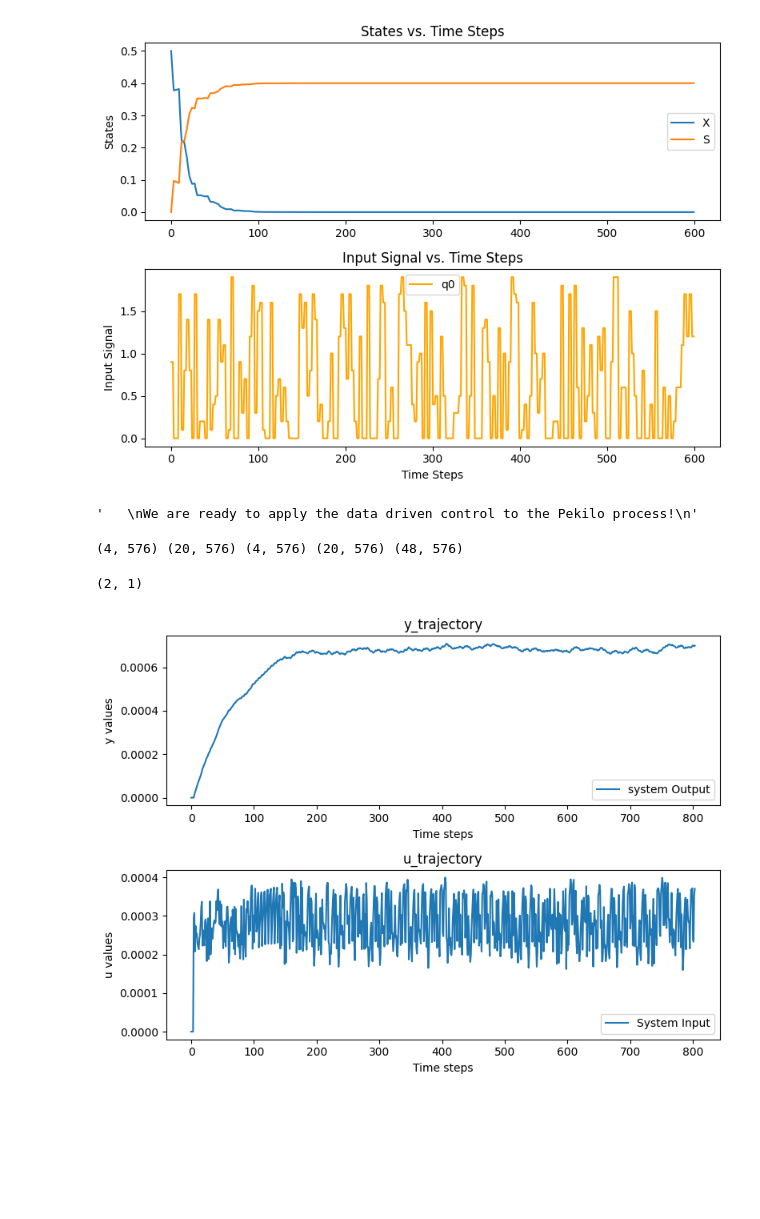
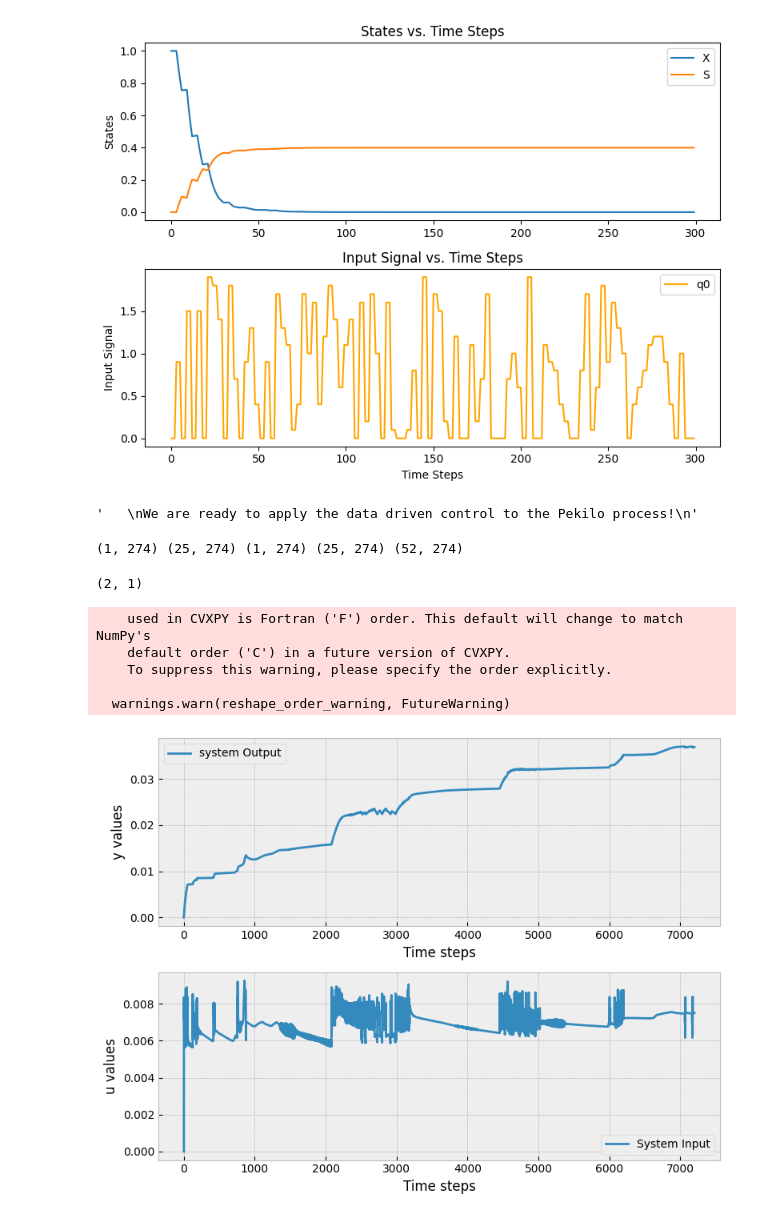
Before and after one commit to teimour-halizadeh/direct_MPC_for_Pekilo, a Jupyter notebook: main.ipynb, the cells around one changed output. Drawn from its saved outputs; the diff is of its cells as text; code cells hidden in the pictures; blank space fills up the shorter version.

```diff
--- a/main.ipynb
+++ b/main.ipynb
@@ -105,16 +105,16 @@ def solve_data_driven_mpc(dict_matrix,u_ini, y_ini, Q, R, r, N,
 # disctitization time
 Ts = 0.1
 # initial states
-initial_cond = np.array([[0.5],[0]])
+initial_cond = np.array([[1],[0]])
 # system nominal parameter
 system_parameters = (np.array([0.4, 2, 0.6, 0.4]))
 
 
-step_length = [3]
+step_length = [2]
 steps = np.arange(0, 2, 0.1)
 zeros = np.zeros(shape=(10))
 steps_level = np.concatenate((steps, zeros))
-NUM_STEPS = 200
+NUM_STEPS = 100
 system_input = generate_prbs_like_signal(step_length, steps_level, NUM_STEPS)
 
 
@@ -153,12 +153,15 @@ axes[1].set_xlabel("Time Steps")
 axes[1].set_ylabel("Input Signal")
 axes[1].legend()
 
+plt.style.use('bmh')
+fig.savefig("data_collection.pdf", transparent=True)
+fig.savefig("./figures/data_collection.png", transparent=True)
 
 # Adjust layout and show the plot
 plt.tight_layout()
 plt.show()
 # %% [output]
-[figure, old version]
+[figure, new version]
 # %%
 """
 We are ready to apply the data driven control to the Pekilo process!
@@ -166,8 +169,8 @@ We are ready to apply the data driven control to the Pekilo process!
 # %% [output]
 '   \nWe are ready to apply the data driven control to the Pekilo process!\n'
 # %%
-Tini = 4
-N = 20
+Tini = 1
+N = 25
 T = np.size(system_input, 1)
 L = Tini + N
 
@@ -184,13 +187,8 @@ dict_matrix = np.concatenate((Up, Yp, Uf, Yf), axis=0)
 
 print(Up.shape, Uf.shape, Yp.shape, Yf.shape, dict_matrix.shape)
 # %% [output]
-(4, 576) (20, 576) (4, 576) (20, 576) (48, 576)
+(1, 274) (25, 274) (1, 274) (25, 274) (52, 274)
 # %%
-# initial states
-# initial_cond = np.array([[0.1],[0]])
-# system nominal parameter
-# system_parameters = (np.array([0.4, 2, 0.6, 1]))
-# reference signal
 r = np.ones((N)) * 0.5
 
 u_upper_bound = 1
@@ -200,14 +198,14 @@ y_upper_bound = 1
 y_lower_bound = 0
 
 # cost function matrices
-Q = np.array([1000])
-R = np.array([0.001])
+Q = np.array([10**15])
+R = np.array([0.000001])
 
-lambda_g = 0.1
+lambda_g = 20
 
 
 # Experiment time: how many time steps you want to apply the controller
-exp_time = 800
+exp_time = 7200
 
 # how many steps we want to take from u optimal
 s = 1
@@ -228,7 +226,6 @@ y_trajectory = y_ini
 # %% [output]
 (2, 1)
 # %%
-
 for i in range(exp_time):
     # solve the CVX optimization to get u, and y
     prob, u, y, g = solve_data_driven_mpc(dict_matrix,u_ini, y_ini, Q, R, r, N,
@@ -237,9 +234,7 @@ for i in range(exp_time):
 
     u_to_apply = (u.value[0:s]).reshape(1, -1)
 
-    # print(u_to_apply.shape)
-    # pick the first entry from u
-    # apply it to the system
+
     states  = simulating_system(final_states, u_to_apply, system_parameters)
 
     # we the final states
@@ -255,29 +250,38 @@ for i in range(exp_time):
 
     u_trajectory = np.concatenate((u_trajectory, u_to_apply), axis=1)
     y_trajectory = np.concatenate((y_trajectory, out_put), axis=1)
+# %% [output]
+    used in CVXPY is Fortran ('F') order. This default will change to match NumPy's
+    default order ('C') in a future version of CVXPY.
+    To suppress this warning, please specify the order explicitly.
+
+  warnings.warn(reshape_order_warning, FutureWarning)
 # %%
 # Create the figure and the 2x1 subplots
 fig, axs = plt.subplots(2, 1, figsize=(8, 6))
 
 # Plot y_trajectory on the top subplot (axs[0])
 axs[0].plot(y_trajectory.T, label="system Output")
-axs[0].set_title("y_trajectory")
+# axs[0].set_title("y_trajectory")
 axs[0].set_xlabel("Time steps")
 axs[0].set_ylabel("y values")
 axs[0].legend()
 
 # Plot u_trajectory on the bottom subplot (axs[1])
 axs[1].plot(u_trajectory.T, label="System Input")
-axs[1].set_title("u_trajectory")
+# axs[1].set_title("u_trajectory")
 axs[1].set_xlabel("Time steps")
 axs[1].set_ylabel("u values")
 
 axs[1].legend()
 
 # Adjust layout to avoid overlap
 plt.tight_layout()
+plt.style.use('bmh')
+fig.savefig("sys_input_output.pdf", transparent=True)
+fig.savefig("./figures/sys_input_output.png", transparent=True)
 
 # Show the plots
 plt.show()
 # %% [output]
-[figure, old version]
+[figure, new version]
```
Also changed, not shown: parts of 1 cell of this notebook, 5 other files.
